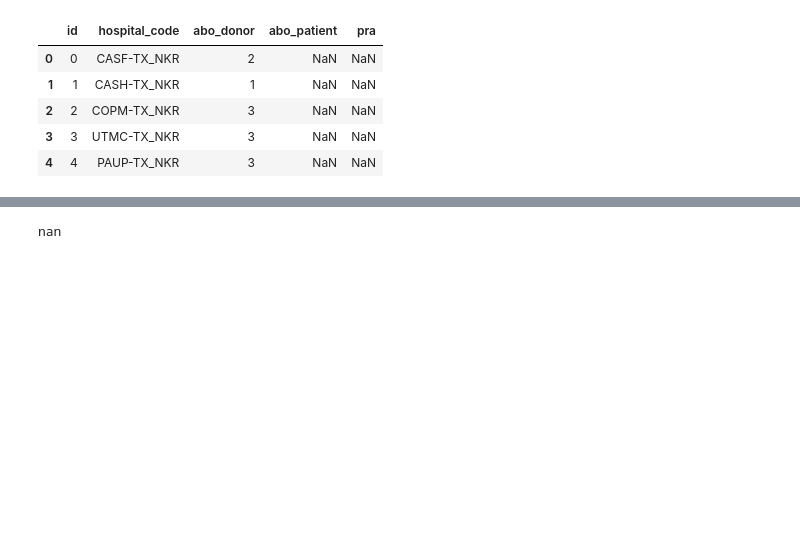
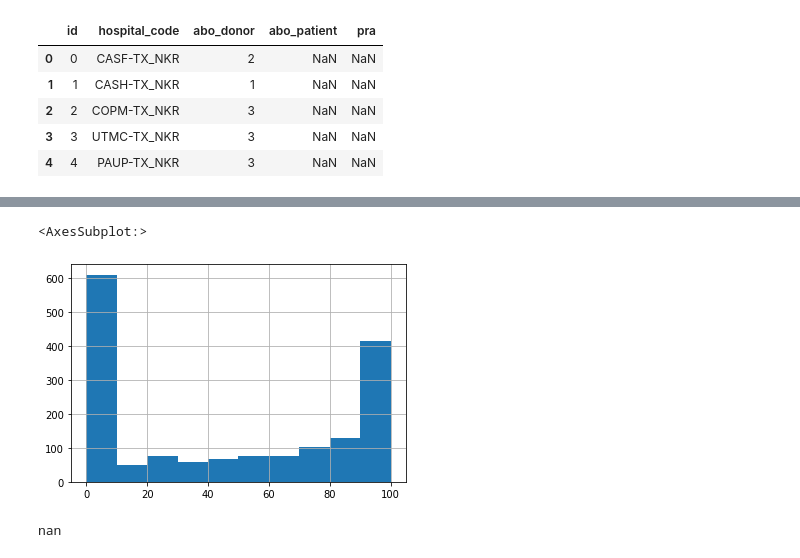
Before and after one commit to toannazhao/kidney-exchange, a Jupyter notebook: simulation.ipynb, the cells around one changed output, grey strips where cells are left out. Cells and saved outputs as stored; diff of their text form; code cells hidden in the pictures; blank space fills up the shorter version.

Commit message:
updated code and plots for sim

```diff
--- a/simulation.ipynb
+++ b/simulation.ipynb
@@ -34,8 +40,8 @@ dat
 #     dat.loc[i] = np.nan
 # dat
 # %%
-ke = pd.read_csv('../Data/kedata.csv', header = None, names = ['id','hospital_code', 'abo_donor', 'abo_patient', 'pra'])
-ke.head()
+ke_nkr = pd.read_csv('../Data/kedataNKR.csv', header = None, names = ['id','hospital_code', 'abo_donor', 'abo_patient', 'pra'])
+ke_nkr.head()
 # %% [output]
 |  | id | hospital_code | abo_donor | abo_patient | pra |
 | 0 | 0 | CASF-TX_NKR | 2 | NaN | NaN |
@@ -56,3 +51,0 @@ ke.head()
-# %%
-nkr = (ke.platform_code == "NKR")
-ke_nkr = ke[nkr]
@@ -64,0 +52,6 @@ dat_nkr = dat[nkr].transpose()[nkr].transpose()
+# %%
+ke_nkr[['hospital_code', 'platform_code']] = ke_nkr['hospital_code'].str.split('_', expand = True)
+abo_mapping = {0: 'AB' , 1: 'B', 2: 'A', 3: 'O'}
+ke_nkr.abo_donor = ke_nkr.abo_donor.replace(abo_mapping)
+ke_nkr.abo_patient = ke_nkr.abo_patient.replace(abo_mapping)
+ke_nkr.head()
@@ -65,3 +88,8 @@ dat_nkr = dat[nkr].transpose()[nkr].transpose()
+# %%
+ke_nkr.pra.hist()
+# %% [output]
+<AxesSubplot:>
+[figure, added]
 # %%
 matrix = dat_nkr.to_numpy()
 # %%
```
Also changed, not shown: parts of 71 cells of this notebook, 1 other file.
